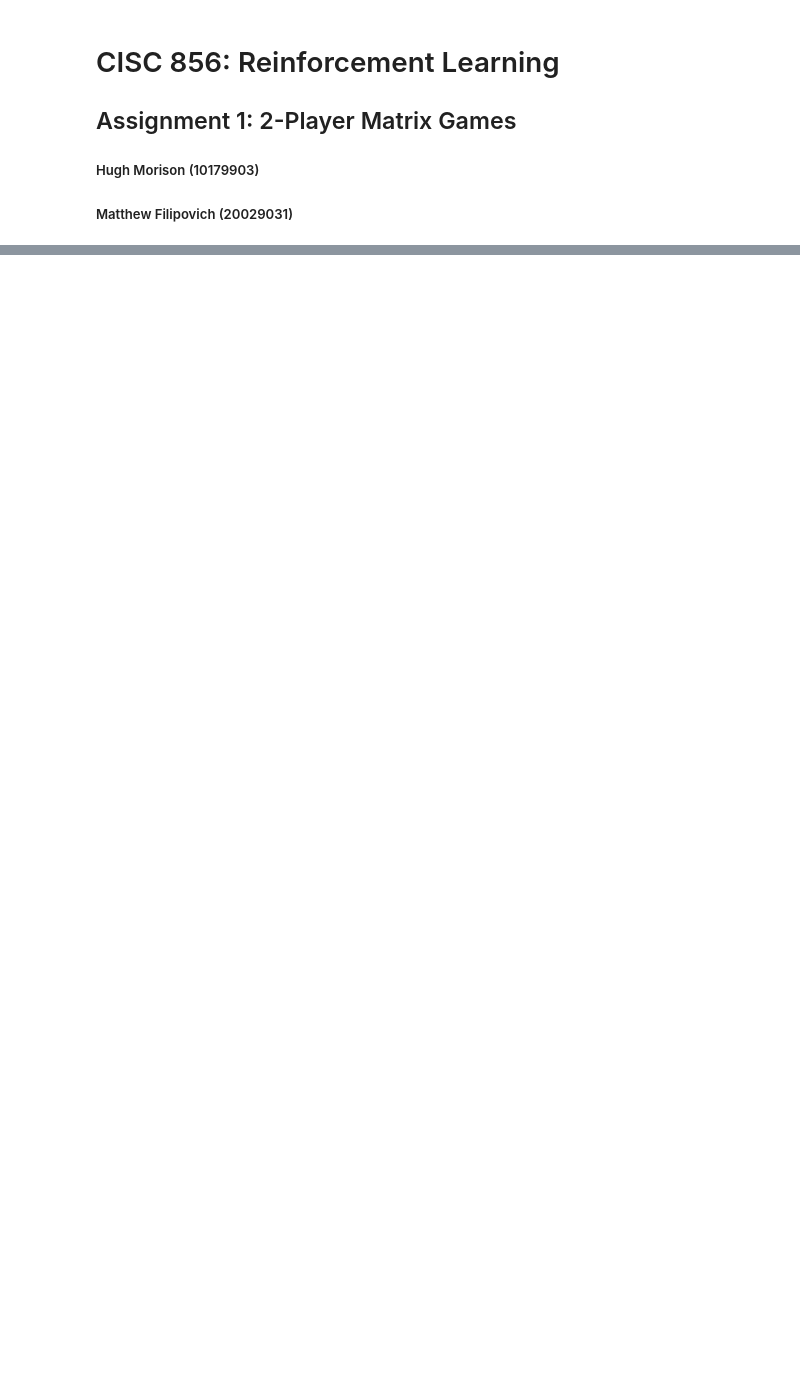
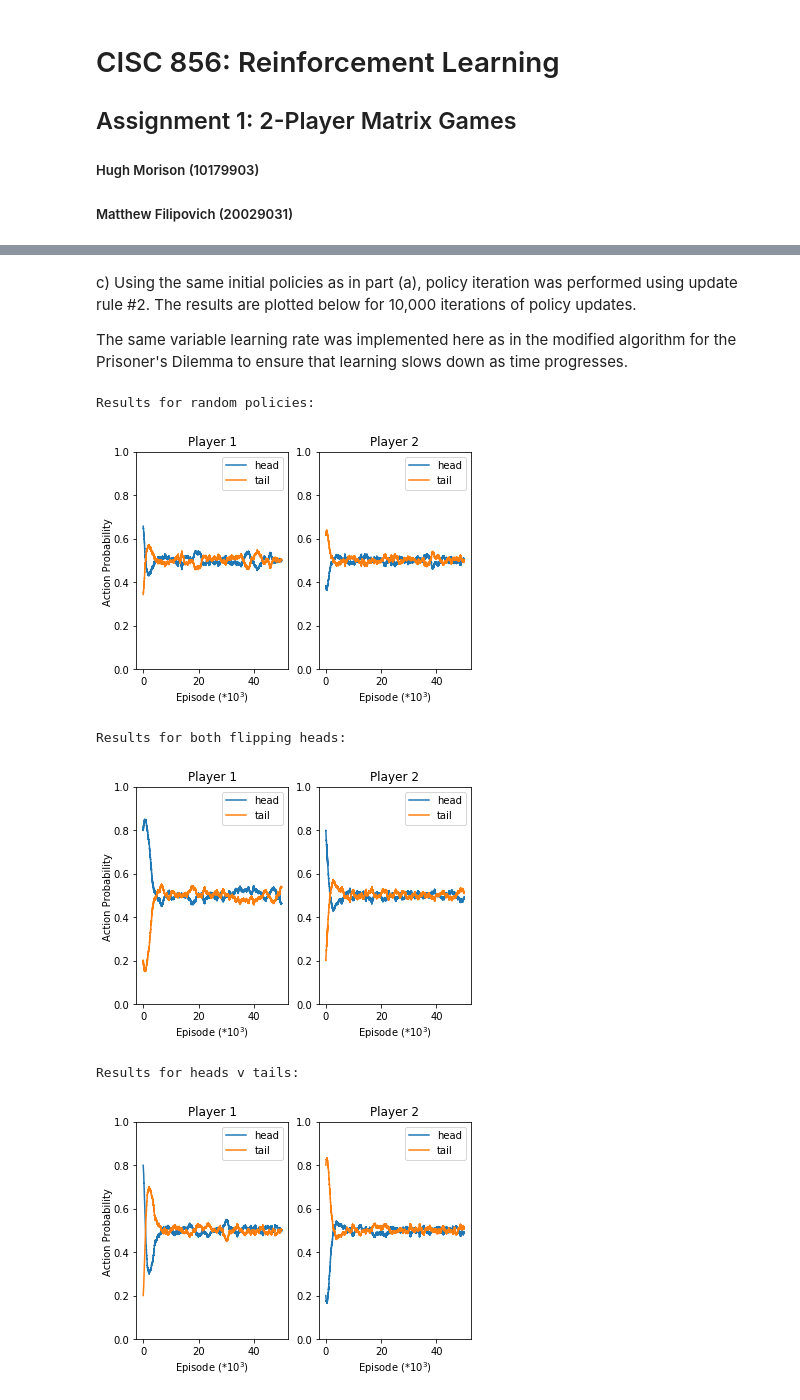
Before and after one commit to hughmor/rl-matrix-games, a Jupyter notebook: report.ipynb, the cells around one changed output, grey strips where cells are left out. Cells and saved outputs as stored; diff of their text form; code cells hidden in the pictures; blank space fills up the shorter version.

```diff
--- a/report.ipynb
+++ b/report.ipynb
@@ -276,0 +172,38 @@ for game in range(3):
+# %% [markdown]
+c) Using the same initial policies as in part (a), policy iteration was performed using update rule #2. The results are plotted below for 10,000 iterations of policy updates.
+
+The same variable learning rate was implemented here as in the modified algorithm for the Prisoner's Dilemma to ensure that learning slows down as time progresses.
+# %%
+N = 50000 # Number of episodes
+ALPHA = 0.001
+rewards_1 = p1_rewards[1]
+rewards_2 = p2_rewards[1]
+labels = action_labels[1]
+
+# random policies
+policy_1 = normalize(np.random.random(2))
+policy_2 = normalize(np.random.random(2))
+p1_history, p2_history, Q1, Q2 = iterate(policy_1, rewards_1, policy_2, rewards_2, alpha=ALPHA, max_iterations=N, update_alg='modified')
+print('Results for random policies:')
+make_plots(p1_history, p2_history, labels)
+
+# both tend to flip heads
+policy_1 = np.array([0.8, 0.2])
+policy_2 = np.array([0.8, 0.2])
+p1_history, p2_history, Q1, Q2 = iterate(policy_1, rewards_1, policy_2, rewards_2, alpha=ALPHA, max_iterations=N, update_alg='modified')
+print('Results for both flipping heads:')
+make_plots(p1_history, p2_history, labels)
+
+# heads flipped vs tails flipped
+policy_1 = np.array([0.8, 0.2])
+policy_2 = np.array([0.2, 0.8])
+p1_history, p2_history, Q1, Q2 = iterate(policy_1, rewards_1, policy_2, rewards_2, alpha=ALPHA, max_iterations=N, update_alg='modified')
+print('Results for heads v tails:')
+make_plots(p1_history, p2_history, labels)
+# %% [output]
+Results for random policies:
+[figure, added]
+Results for both flipping heads:
+[figure, added]
+Results for heads v tails:
+[figure, added]
```
Also changed, not shown: parts of 72 cells of this notebook, 1 other file.
